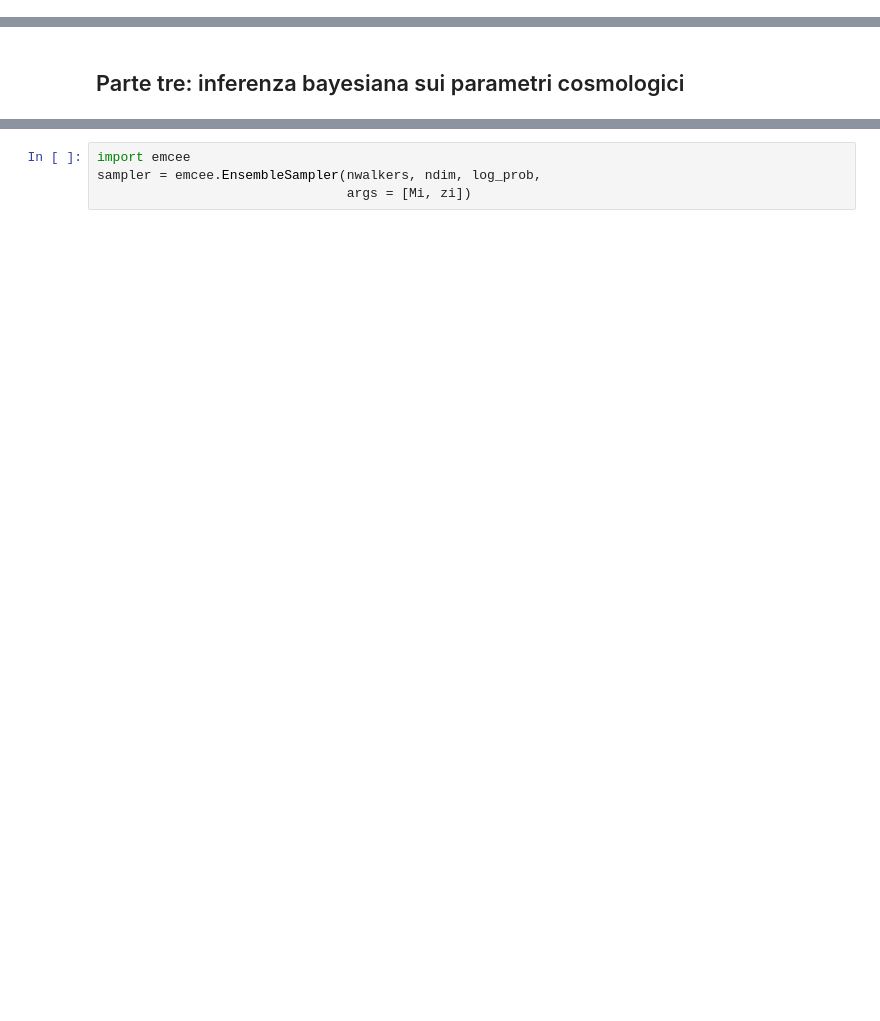
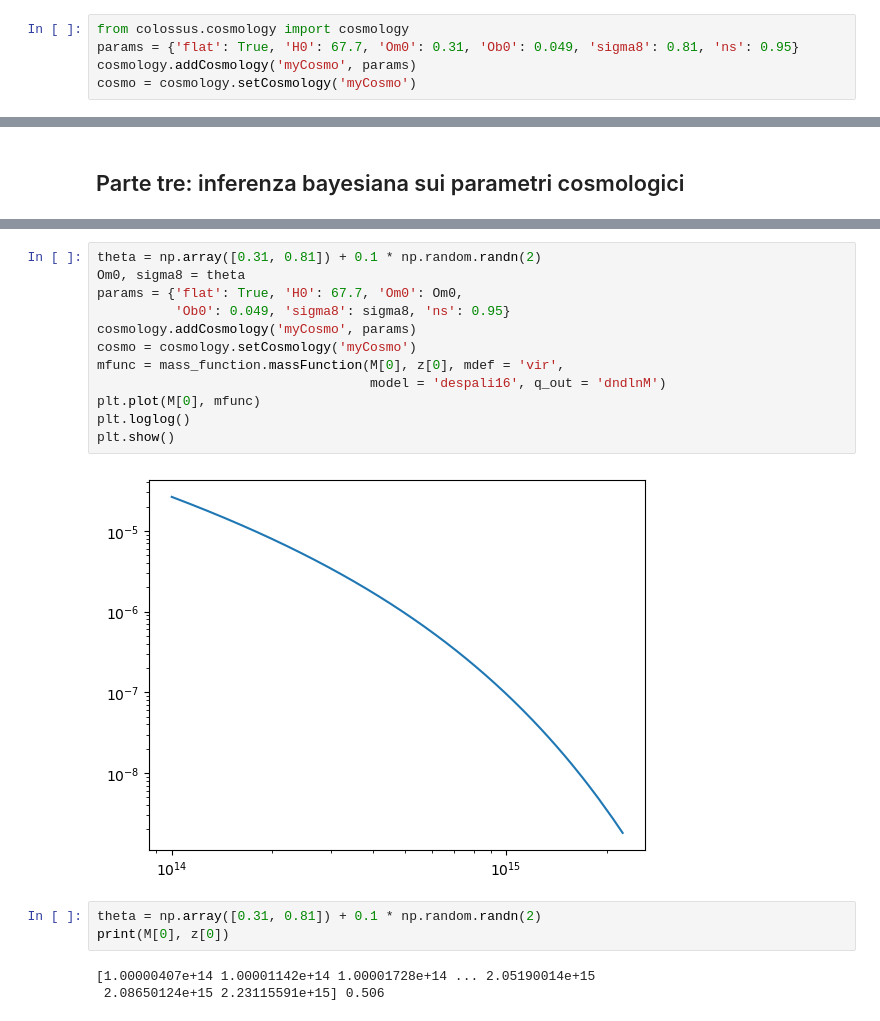
Before and after one commit to basagliuz/Esame_TRMD, a Jupyter notebook: HMF.ipynb, the cells around one changed output, grey strips where cells are left out. Drawn from its saved outputs; the diff is of its cells as text; blank space fills up the shorter version.

```diff
--- a/HMF.ipynb
+++ b/HMF.ipynb
@@ -94,0 +94,5 @@ print(M[0].min())
+# %%
+from colossus.cosmology import cosmology
+params = {'flat': True, 'H0': 67.7, 'Om0': 0.31, 'Ob0': 0.049, 'sigma8': 0.81, 'ns': 0.95}
+cosmology.addCosmology('myCosmo', params)
+cosmo = cosmology.setCosmology('myCosmo')
@@ -135,4 +205,20 @@ nwalkers = 20
-# %%
-import emcee
-sampler = emcee.EnsembleSampler(nwalkers, ndim, log_prob,
-                                args = [Mi, zi])
+# %%
+theta = np.array([0.31, 0.81]) + 0.1 * np.random.randn(2)
+Om0, sigma8 = theta
+params = {'flat': True, 'H0': 67.7, 'Om0': Om0,
+          'Ob0': 0.049, 'sigma8': sigma8, 'ns': 0.95}
+cosmology.addCosmology('myCosmo', params)
+cosmo = cosmology.setCosmology('myCosmo')
+mfunc = mass_function.massFunction(M[0], z[0], mdef = 'vir',
+                                   model = 'despali16', q_out = 'dndlnM')
+plt.plot(M[0], mfunc)
+plt.loglog()
+plt.show()
+# %% [output]
+[figure, added]
+# %%
+theta = np.array([0.31, 0.81]) + 0.1 * np.random.randn(2)
+print(M[0], z[0])
+# %% [output]
+[1.00000407e+14 1.00001142e+14 1.00001728e+14 ... 2.05190014e+15
+ 2.08650124e+15 2.23115591e+15] 0.506
```
Also changed, not shown: parts of 31 cells of this notebook.
